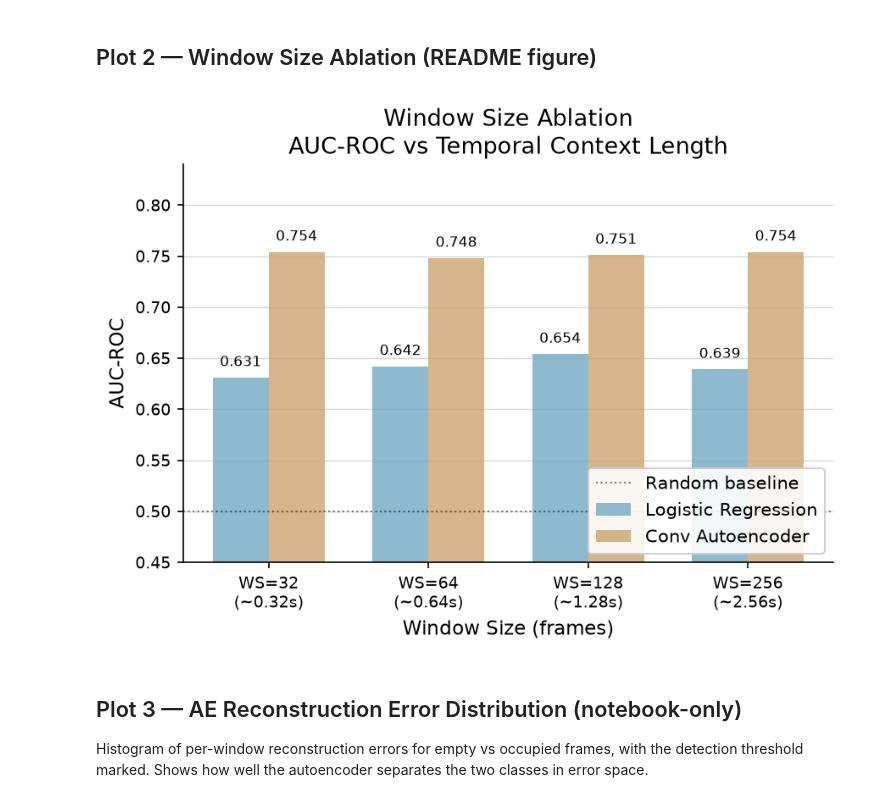
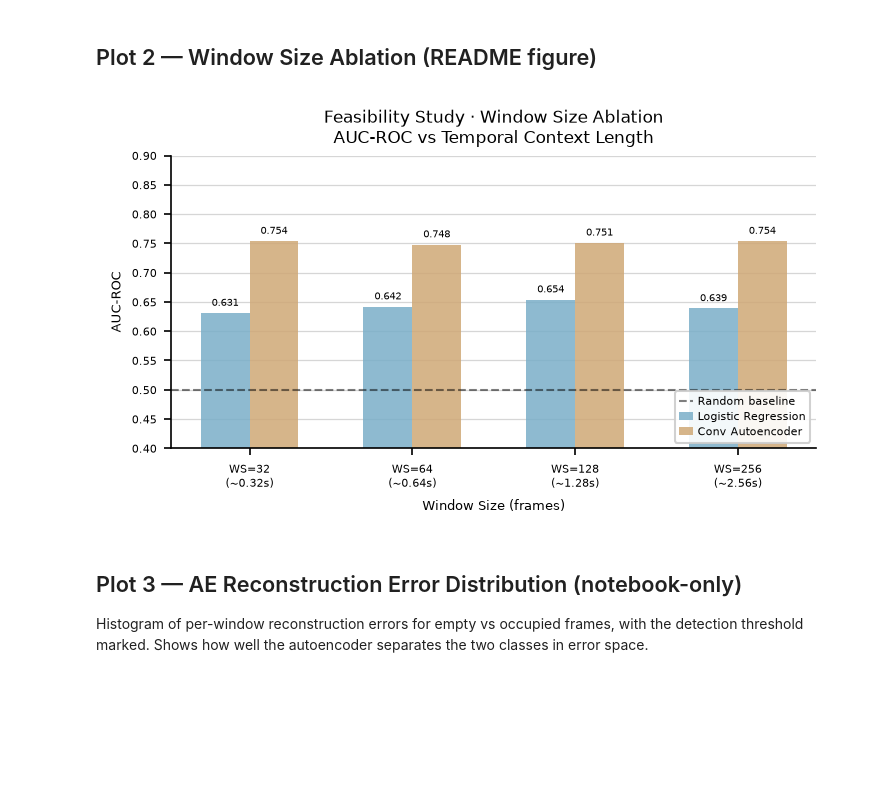
Before and after one commit to Nur2424/wifi-presence-detection, a Jupyter notebook: esp32/feasibility-study-notebooks/09_figures.ipynb, the cells around one changed output. Cells and saved outputs as stored; diff of their text form; code cells hidden in the pictures; blank space fills up the shorter version.

```diff
--- a/esp32/feasibility-study-notebooks/09_figures.ipynb
+++ b/esp32/feasibility-study-notebooks/09_figures.ipynb
@@ -87,40 +95,50 @@ plt.show()
 # %%
 ws   = ablation["window_sizes"]
 lr_a = ablation["lr_aucs"]
 ae_a = ablation["ae_aucs"]
 
 x     = np.arange(len(ws))
-width = 0.35
+width = 0.30
 
-fig, ax = plt.subplots(figsize=(6, 4.5))
+# -- text sizes ------- width
+FS_TITLE  = 8
+FS_LABEL  = 6
+FS_TICK   = 5.5
+FS_BAR    = 5
+FS_LEGEND = 5.5
+
+fig, ax = plt.subplots(figsize=(5, 3))
 ax.set_axisbelow(True)
 ax.yaxis.grid(True, linewidth=0.6, color='#cccccc', alpha=0.8)
 
 bars_lr = ax.bar(x - width/2, lr_a, width, label="Logistic Regression", color='#7AAEC8', alpha=0.85)
 bars_ae = ax.bar(x + width/2, ae_a, width, label="Conv Autoencoder",     color='#CFA876', alpha=0.85)
 
-ax.axhline(0.5, color="black", linestyle=":", lw=1, alpha=0.5, label="Random baseline")
+ax.axhline(0.5, color="black", linestyle="--", lw=1, alpha=0.5, label="Random baseline")
 
 for bar in bars_lr:
     ax.text(bar.get_x() + bar.get_width()/2, bar.get_height() + 0.008,
-            f"{bar.get_height():.3f}", ha="center", va="bottom", fontsize=8, zorder=5)
+            f"{bar.get_height():.3f}", ha="center", va="bottom", fontsize=FS_BAR, zorder=5)
 for bar in bars_ae:
     ax.text(bar.get_x() + bar.get_width()/2, bar.get_height() + 0.008,
-            f"{bar.get_height():.3f}", ha="center", va="bottom", fontsize=8, zorder=5)
+            f"{bar.get_height():.3f}", ha="center", va="bottom", fontsize=FS_BAR, zorder=5)
 
 ax.set_xticks(x)
-ax.set_xticklabels([f"WS={w}\n(~{w/100:.2f}s)" for w in ws])
-ax.set_xlabel("Window Size (frames)")
-ax.set_ylabel("AUC-ROC")
-ax.set_ylim(0.45, 0.84)
-ax.set_title("Window Size Ablation\nAUC-ROC vs Temporal Context Length")
-ax.legend(framealpha=0.9, loc="lower right")
+ax.set_xticklabels([f"WS={w}\n(~{w/100:.2f}s)" for w in ws], fontsize=FS_TICK)
+ax.tick_params(axis='y', labelsize=FS_TICK)
+ax.set_xlabel("Window Size (frames)", fontsize=FS_LABEL)
+ax.set_ylabel("AUC-ROC",              fontsize=FS_LABEL)
+ax.set_ylim(0.40, 0.90)
+ax.yaxis.set_major_locator(plt.MaxNLocator(12))
+ax.set_title("Feasibility Study · Window Size Ablation\nAUC-ROC vs Temporal Context Length", fontsize=FS_TITLE)
+ax.legend(framealpha=0.9, loc="lower right", fontsize=FS_LEGEND,
+          borderpad=0.4, labelspacing=0.3, handlelength=1.2, handletextpad=0.4)
 
 plt.tight_layout()
 plt.savefig(f'{SAVE_DIR}/09_window_size_ablation.png', dpi=150, bbox_inches='tight')
-plt.show() #lr
+plt.show()
 # %% [output]
-[figure, old version]
+[figure, new version]
 # %% [markdown]
 ## Plot 3 — AE Reconstruction Error Distribution (notebook-only)
 
```
Also changed, not shown: parts of 1 cell of this notebook, 8 other files.
